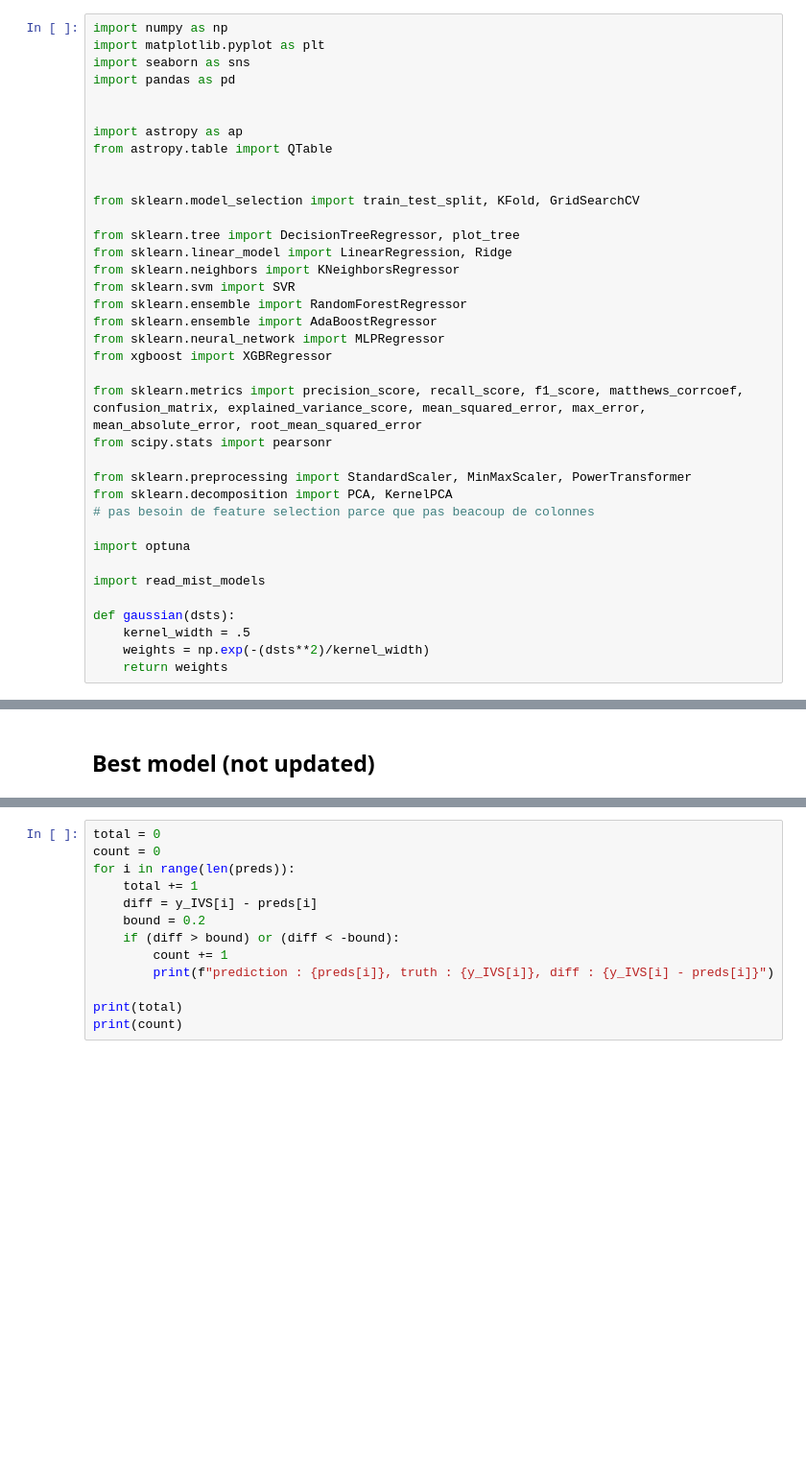
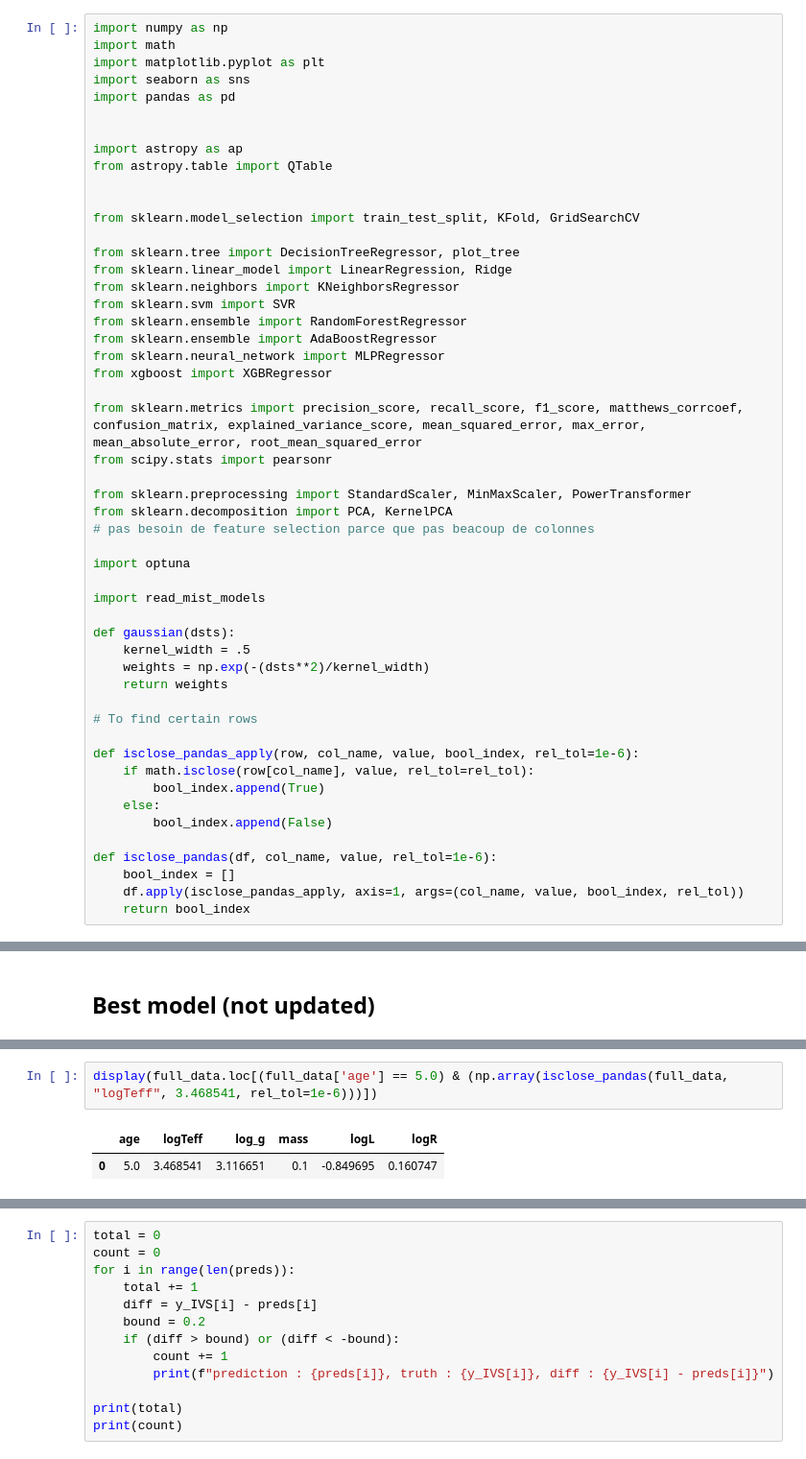
Before and after one commit to anpirott/thesis, a Jupyter notebook: primary_model.ipynb, the cells around one changed output, grey strips where cells are left out. Shown at 96% size. Saved outputs shown, nothing was run; the diff lists cells and outputs as text; blank space fills up the shorter version.

Commit message:
added a way to check a column in the data using approximate value and found how to predict one instance

```diff
--- a/primary_model.ipynb
+++ b/primary_model.ipynb
@@ -1,5 +1,6 @@
 # %%
 import numpy as np
+import math
 import matplotlib.pyplot as plt
 import seaborn as sns
 import pandas as pd
@@ -35,6 +36,19 @@ def gaussian(dsts):
     kernel_width = .5
     weights = np.exp(-(dsts**2)/kernel_width)
     return weights
+
+# To find certain rows
+
+def isclose_pandas_apply(row, col_name, value, bool_index, rel_tol=1e-6):
+    if math.isclose(row[col_name], value, rel_tol=rel_tol):
+        bool_index.append(True)
+    else:
+        bool_index.append(False)
+
+def isclose_pandas(df, col_name, value, rel_tol=1e-6):
+    bool_index = []
+    df.apply(isclose_pandas_apply, axis=1, args=(col_name, value, bool_index, rel_tol))
+    return bool_index
 # %% [markdown]
 ## Data preparation
 # %%
@@ -552,0 +681,5 @@ MEAN_ER:  0.03494867913179684
+# %%
+display(full_data.loc[(full_data['age'] == 5.0) & (np.array(isclose_pandas(full_data, "logTeff", 3.468541, rel_tol=1e-6)))])
+# %% [output]
+|  | age | logTeff | log_g | mass | logL | logR |
+| 0 | 5.0 | 3.468541 | 3.116651 | 0.1 | -0.849695 | 0.160747 |
```
Also changed, not shown: parts of 14 cells of this notebook, 1 other file.
